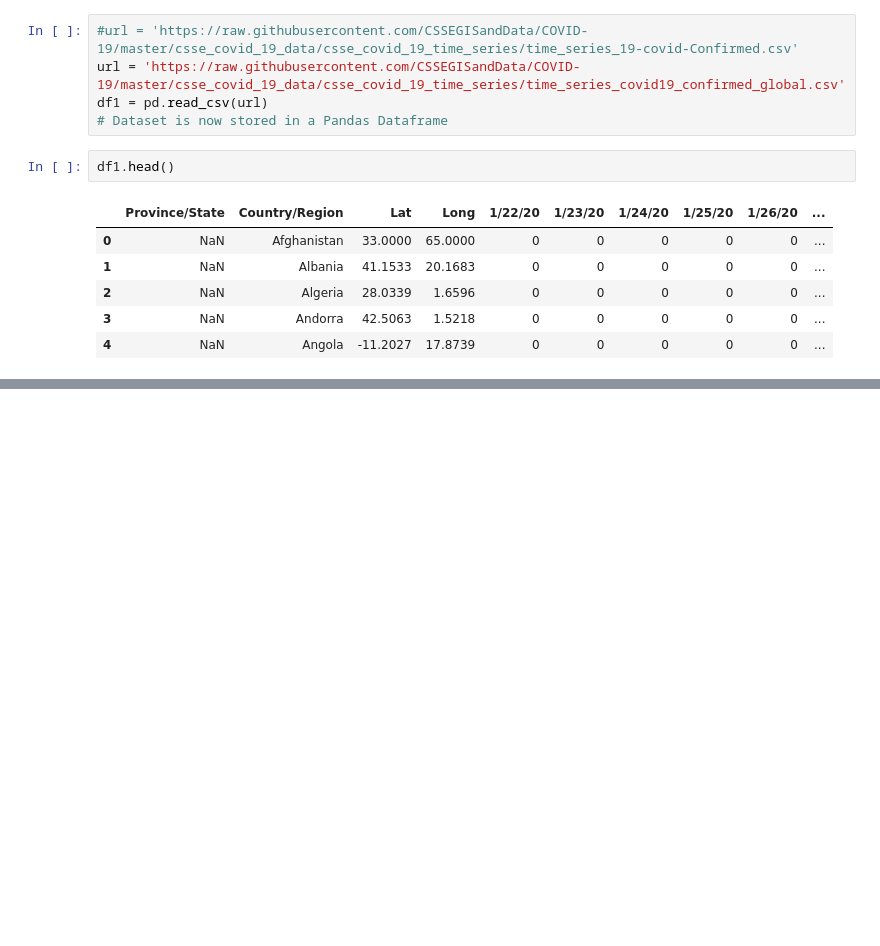
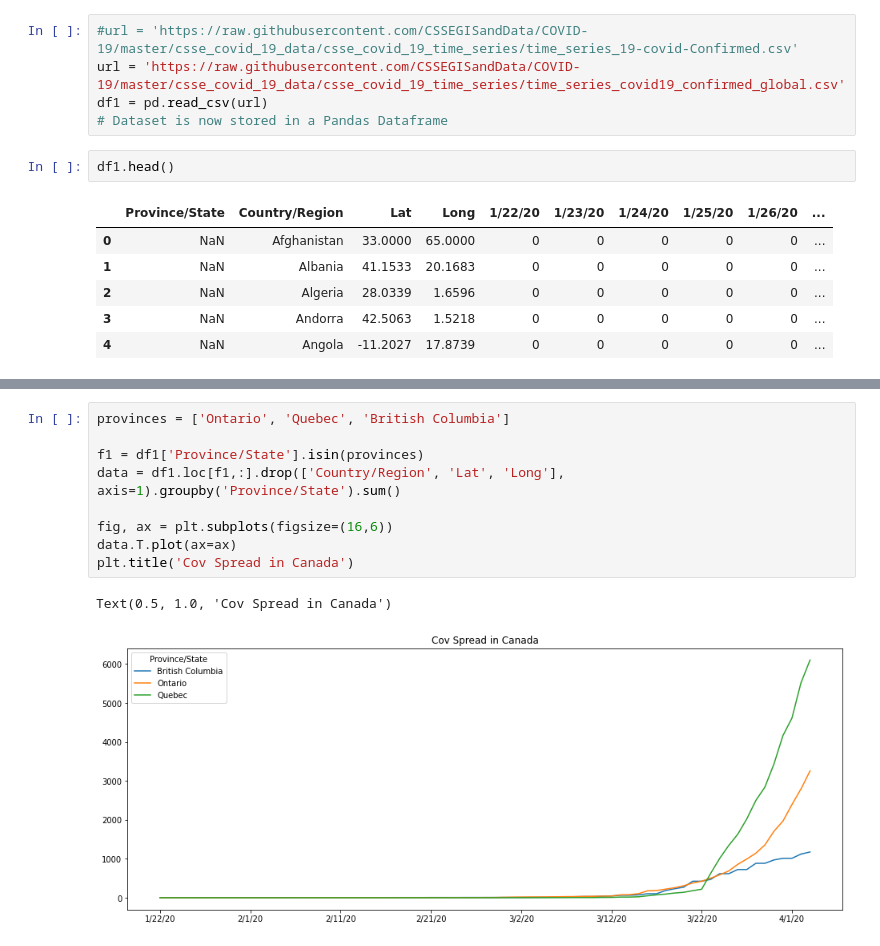
Before and after one commit to rajivsresearch/Corona, a Jupyter notebook: Corona Heatmap/Visualize_Covid19_Dataset.ipynb, the cells around one changed output, grey strips where cells are left out. Drawn from its saved outputs; the diff is of its cells as text; blank space fills up the shorter version.

```diff
--- a/Corona Heatmap/Visualize_Covid19_Dataset.ipynb
+++ b/Corona Heatmap/Visualize_Covid19_Dataset.ipynb
@@ -82,0 +88,12 @@ plt.annotate('North Italy Lockdown', xy=(46, 8000), xytext=(40, 15000),
+# %%
+provinces = ['Ontario', 'Quebec', 'British Columbia']
+
+f1 = df1['Province/State'].isin(provinces)
+data = df1.loc[f1,:].drop(['Country/Region', 'Lat', 'Long'], axis=1).groupby('Province/State').sum()
+
+fig, ax = plt.subplots(figsize=(16,6))
+data.T.plot(ax=ax)
+plt.title('Cov Spread in Canada')
+# %% [output]
+Text(0.5, 1.0, 'Cov Spread in Canada')
+[figure, added]
```
Also changed, not shown: parts of 7 cells of this notebook.
